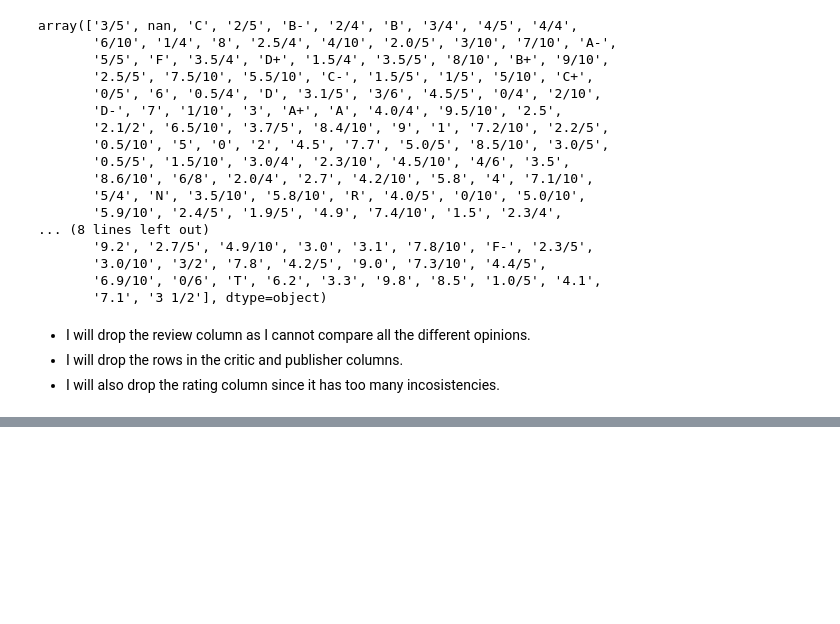
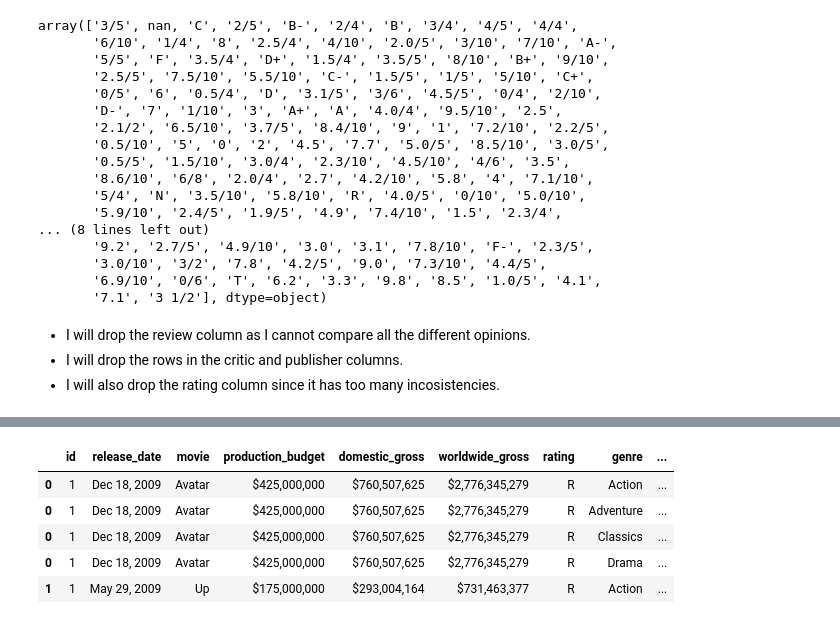
Before and after one commit to George-Mbugua/Movie_Analysis, a Jupyter notebook: Movie_Analysis.ipynb, the cells around one changed output, grey strips where cells are left out. Saved outputs shown, nothing was run; the diff lists cells and outputs as text; code cells hidden in the pictures; blank space fills up the shorter version.

```diff
--- a/Movie_Analysis.ipynb
+++ b/Movie_Analysis.ipynb
@@ -634,7 +634,7 @@ dtype: float64
 - I will also drop box_office since worldwide_gross can also cover that.
 # %%
 #dropping unnecessary columns
-movie_budgets1.drop(['synopsis','director','writer','theater_date','dvd_date','currency','box_office',],
+movie_budgets1.drop(['synopsis','director','writer','theater_date','dvd_date','currency','box_office', 'studio'],
                axis = 1,inplace=True)
 # %%
 #dropping rows with null values
@@ -747,0 +784,12 @@ rt_reviews.dropna(inpl)
+# %%
+#movie_budgets1
+movie_budgets1 = movie_budgets1.assign(genre=movie_budgets1.genre.str.split('|')).explode('genre')
+movie_budgets1 = movie_budgets1.assign(genre=movie_budgets1.genre.str.split('and')).explode('genre')
+movie_budgets1.head()
+# %% [output]
+|  | id | release_date | movie | production_budget | domestic_gross | worldwide_gross | rating | genre | ... |
+| 0 | 1 | Dec 18, 2009 | Avatar | $425,000,000 | $760,507,625 | $2,776,345,279 | R | Action | ... |
+| 0 | 1 | Dec 18, 2009 | Avatar | $425,000,000 | $760,507,625 | $2,776,345,279 | R | Adventure | ... |
+| 0 | 1 | Dec 18, 2009 | Avatar | $425,000,000 | $760,507,625 | $2,776,345,279 | R | Classics | ... |
+| 0 | 1 | Dec 18, 2009 | Avatar | $425,000,000 | $760,507,625 | $2,776,345,279 | R | Drama | ... |
+| 1 | 1 | May 29, 2009 | Up | $175,000,000 | $293,004,164 | $731,463,377 | R | Action | ... |
```
Also changed, not shown: parts of 8 cells of this notebook.
